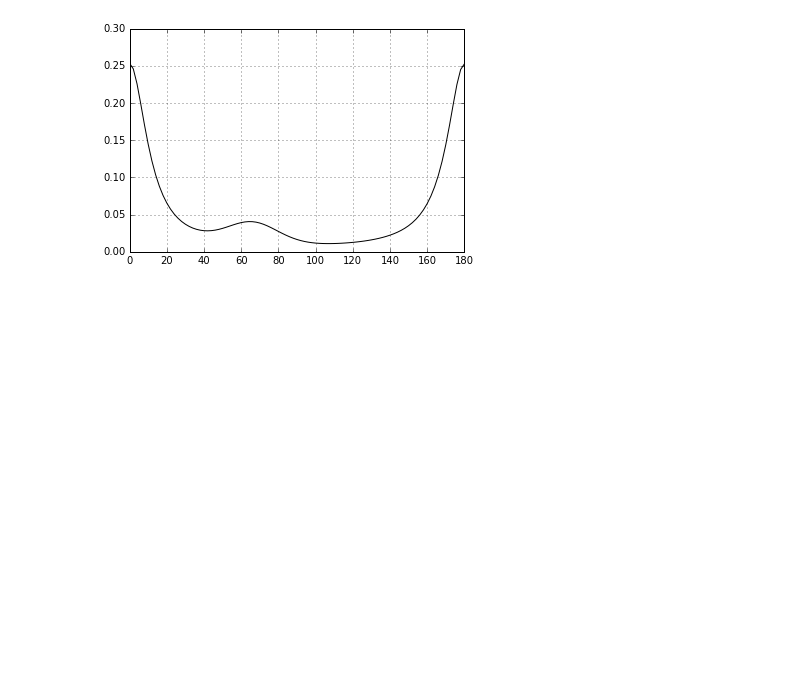
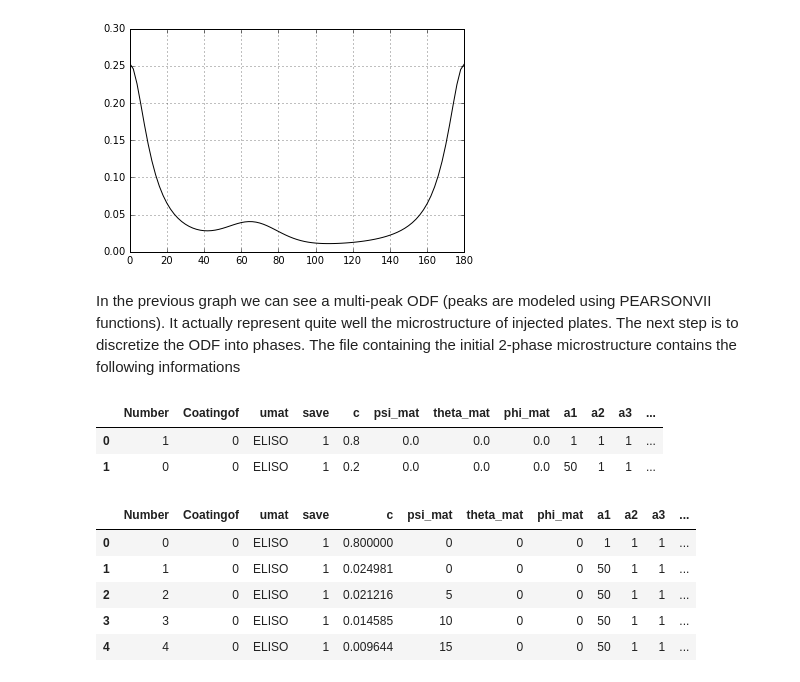
Before and after one commit to cas91010491/simmit, a Jupyter notebook: Examples/ODF/ODF.ipynb, the cells around one changed output. Drawn from its saved outputs; the diff is of its cells as text; code cells hidden in the pictures; blank space fills up the shorter version.

```diff
--- a/Examples/ODF/ODF.ipynb
+++ b/Examples/ODF/ODF.ipynb
@@ -30,30 +31,55 @@ plt.plot(x,y, c='black')
 # %% [output]
 [<matplotlib.lines.Line2D at 0x...>]
 [figure]
+# %% [markdown]
+In the previous graph we can see a multi-peak ODF (peaks are modeled using PEARSONVII functions). It actually represent quite well the microstructure of injected plates.
+The next step is to discretize the ODF into phases.
+The file containing the initial 2-phase microstructure contains the following informations
+# %%
+NPhases_file = dir + '/data/Nellipsoids0.dat'
+NPhases = pd.read_csv(NPhases_file, delimiter=r'\s+', index_col=False, engine='python')
+NPhases[::]
+# %% [output]
+|  | Number | Coatingof | umat | save | c | psi_mat | theta_mat | phi_mat | a1 | a2 | a3 | ... |
+| 0 | 1 | 0 | ELISO | 1 | 0.8 | 0.0 | 0.0 | 0.0 | 1 | 1 | 1 | ... |
+| 1 | 0 | 0 | ELISO | 1 | 0.2 | 0.0 | 0.0 | 0.0 | 50 | 1 | 1 | ... |
 # %%
 umat_name = 'MIMTN' #This is the 5 character code for the Mori-Tanaka homogenization for composites with a matrix and ellipsoidal reinforcments
 nstatev = 0
 
 rho = 1.12 #The density of the material (overall)
 c_p = 1.64 #The specific heat capacity (overall)
 
 nphases = 2 #The number of phases
 num_file = 0 #The num of the file that contains the subphases
 int1 = 20
 int2 = 20
 
 psi_rve = 0.
 theta_rve = 0.
 phi_rve = 0.
 
-props = np.array([nphases, num_file, int1, int2])
+props = np.array([nphases, num_file, int1, int2, 0])
 
 path_data = 'data'
 path_results = 'results'
 Nfile_init = 'Nellipsoids0.dat'
 Nfile_disc = 'Nellipsoids1.dat'
 
 nphases_rve = 36
 num_phase_disc = 1
 
 sim.ODF_discretization(nphases_rve, num_phase_disc, 0., 180., umat_name, props, path_data, peak_file, Nfile_init, Nfile_disc, 1)
+
+NPhases_file = dir + '/data/Nellipsoids1.dat'
+NPhases = pd.read_csv(NPhases_file, delimiter=r'\s+', index_col=False, engine='python')
+
+#We plot here the five first phases
+NPhases[:5]
+# %% [output]
+|  | Number | Coatingof | umat | save | c | psi_mat | theta_mat | phi_mat | a1 | a2 | a3 | ... |
+| 0 | 0 | 0 | ELISO | 1 | 0.800000 | 0 | 0 | 0 | 1 | 1 | 1 | ... |
+| 1 | 1 | 0 | ELISO | 1 | 0.024981 | 0 | 0 | 0 | 50 | 1 | 1 | ... |
+| 2 | 2 | 0 | ELISO | 1 | 0.021216 | 5 | 0 | 0 | 50 | 1 | 1 | ... |
+| 3 | 3 | 0 | ELISO | 1 | 0.014585 | 10 | 0 | 0 | 50 | 1 | 1 | ... |
+| 4 | 4 | 0 | ELISO | 1 | 0.009644 | 15 | 0 | 0 | 50 | 1 | 1 | ... |
```
Also changed, not shown: parts of 3 cells of this notebook, 1 other file.
